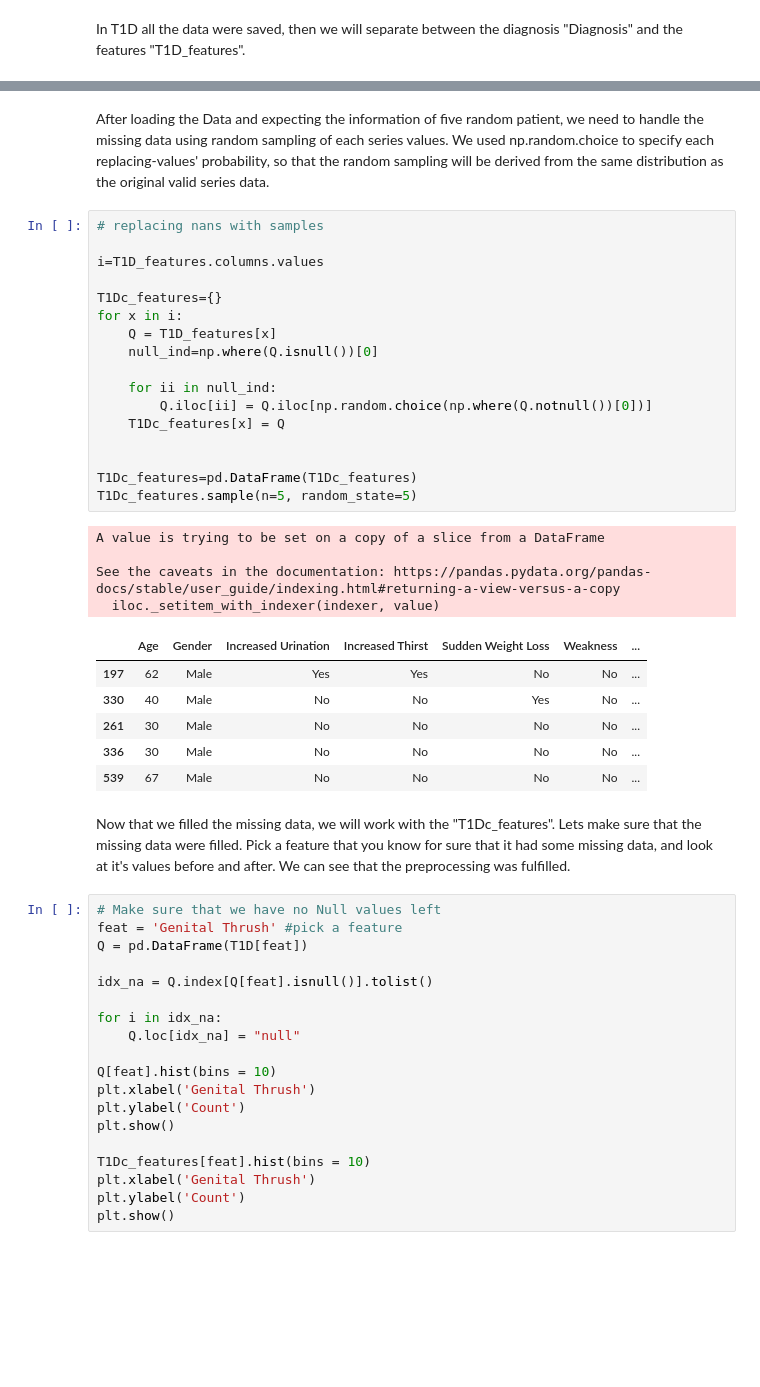
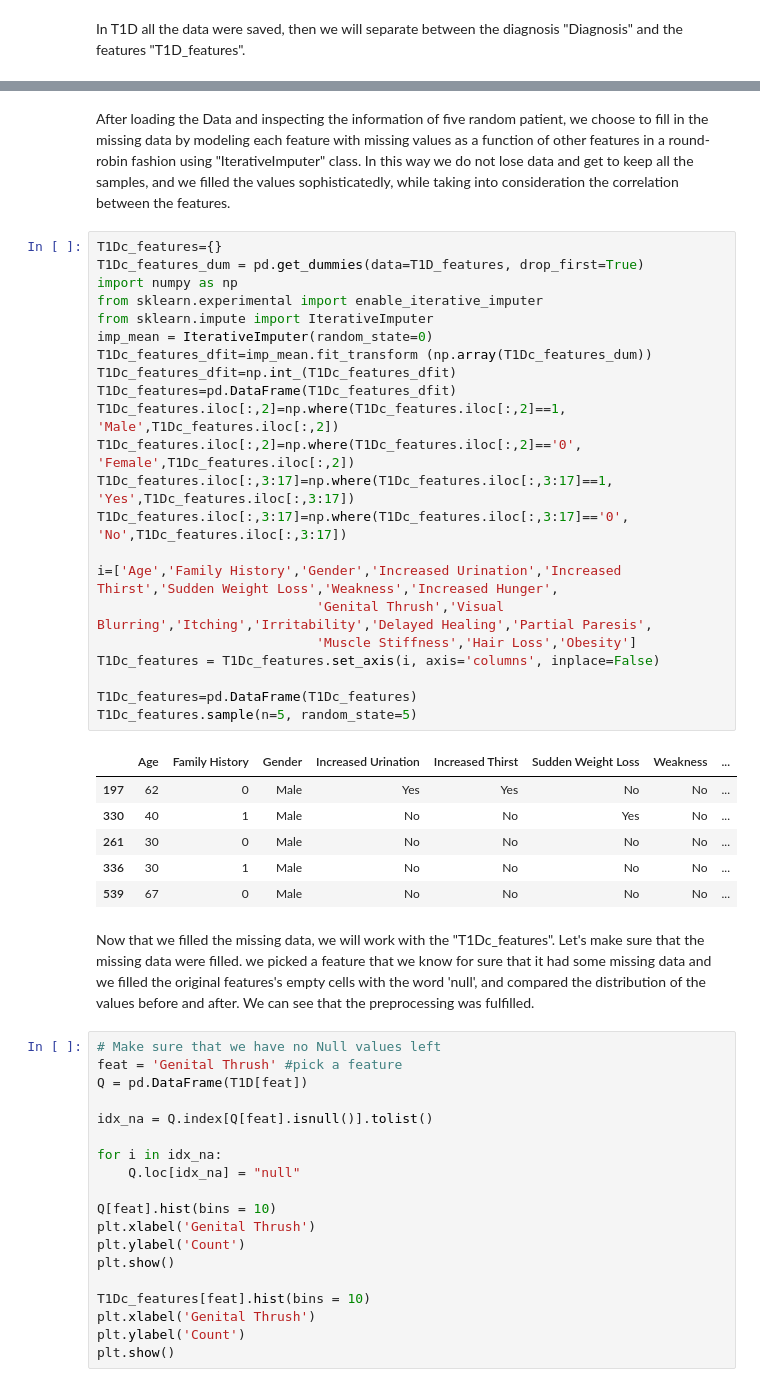
Before and after one commit to mlh-master/hw2_mlh-taima-leen, a Jupyter notebook: HW2_Solution.ipynb, the cells around one changed output, grey strips where cells are left out. Saved outputs shown, nothing was run; the diff lists cells and outputs as text; blank space fills up the shorter version.

```diff
--- a/HW2_Solution.ipynb
+++ b/HW2_Solution.ipynb
@@ -53,43 +78,42 @@ The autoreload extension is already loaded. To reload it, use:
 | 261 | 30 | Male | No | No | No | No | ... |
 | 336 | 30 | Male | No | No | No | No | ... |
 | 539 | 67 | Male | No | No | No | No | ... |
-# %% [markdown]
-After loading the Data and expecting the information of five random patient, we need to handle
-the missing data using random sampling of each series values. We used np.random.choice to
-specify each replacing-values' probability, so that the random sampling will be derived from
-the same distribution as the original valid series data.
-# %%
-# replacing nans with samples
-
-i=T1D_features.columns.values
-
-T1Dc_features={}
-for x in i:
-    Q = T1D_features[x]
-    null_ind=np.where(Q.isnull())[0]
-
-    for ii in null_ind:
-        Q.iloc[ii] = Q.iloc[np.random.choice(np.where(Q.notnull())[0])]
-    T1Dc_features[x] = Q
-
-
-T1Dc_features=pd.DataFrame(T1Dc_features)
-T1Dc_features.sample(n=5, random_state=5)
-# %% [output]
-A value is trying to be set on a copy of a slice from a DataFrame
-
-See the caveats in the documentation: https://pandas.pydata.org/pandas-docs/stable/user_guide/indexing.html#returning-a-view-versus-a-copy
-  iloc._setitem_with_indexer(indexer, value)
-|  | Age | Gender | Increased Urination | Increased Thirst | Sudden Weight Loss | Weakness | ... |
-| 197 | 62 | Male | Yes | Yes | No | No | ... |
-| 330 | 40 | Male | No | No | Yes | No | ... |
-| 261 | 30 | Male | No | No | No | No | ... |
-| 336 | 30 | Male | No | No | No | No | ... |
-| 539 | 67 | Male | No | No | No | No | ... |
+# %% [markdown]
+After loading the Data and inspecting the information of five random patient, we choose to fill in
+the missing data by modeling each feature with missing values as a function of other features in a round-robin fashion using "IterativeImputer" class. In this way we do not lose data and get to keep all the samples, and we filled the values sophisticatedly, while taking into consideration the correlation between the features.
+# %%
+T1Dc_features={}
+T1Dc_features_dum = pd.get_dummies(data=T1D_features, drop_first=True)
+import numpy as np
+from sklearn.experimental import enable_iterative_imputer
+from sklearn.impute import IterativeImputer
+imp_mean = IterativeImputer(random_state=0)
+T1Dc_features_dfit=imp_mean.fit_transform (np.array(T1Dc_features_dum))
+T1Dc_features_dfit=np.int_(T1Dc_features_dfit)
+T1Dc_features=pd.DataFrame(T1Dc_features_dfit)
+T1Dc_features.iloc[:,2]=np.where(T1Dc_features.iloc[:,2]==1, 'Male',T1Dc_features.iloc[:,2])
+T1Dc_features.iloc[:,2]=np.where(T1Dc_features.iloc[:,2]=='0', 'Female',T1Dc_features.iloc[:,2])
+T1Dc_features.iloc[:,3:17]=np.where(T1Dc_features.iloc[:,3:17]==1, 'Yes',T1Dc_features.iloc[:,3:17])
+T1Dc_features.iloc[:,3:17]=np.where(T1Dc_features.iloc[:,3:17]=='0', 'No',T1Dc_features.iloc[:,3:17])
+
+i=['Age','Family History','Gender','Increased Urination','Increased Thirst','Sudden Weight Loss','Weakness','Increased Hunger',
+                            'Genital Thrush','Visual Blurring','Itching','Irritability','Delayed Healing','Partial Paresis',
+                            'Muscle Stiffness','Hair Loss','Obesity']
+T1Dc_features = T1Dc_features.set_axis(i, axis='columns', inplace=False)
+
+T1Dc_features=pd.DataFrame(T1Dc_features)
+T1Dc_features.sample(n=5, random_state=5)
+# %% [output]
+|  | Age | Family History | Gender | Increased Urination | Increased Thirst | Sudden Weight Loss | Weakness | ... |
+| 197 | 62 | 0 | Male | Yes | Yes | No | No | ... |
+| 330 | 40 | 1 | Male | No | No | Yes | No | ... |
+| 261 | 30 | 0 | Male | No | No | No | No | ... |
+| 336 | 30 | 1 | Male | No | No | No | No | ... |
+| 539 | 67 | 0 | Male | No | No | No | No | ... |
 # %% [markdown]
 Now that we filled the missing data, we will work with the "T1Dc_features".
-Lets make sure that the missing data were filled.
-Pick a feature that you know for sure that it had some missing data, and look at it's values before and after. We can see that the preprocessing was fulfilled.
+Let's make sure that the missing data were filled.
+we picked a feature that we know for sure that it had some missing data and we filled the original features's empty cells with the word 'null', and compared the distribution of the values before and after. We can see that the preprocessing was fulfilled.
 # %%
 # Make sure that we have no Null values left
 feat = 'Genital Thrush' #pick a feature
```
Also changed, not shown: parts of 35 cells of this notebook.
